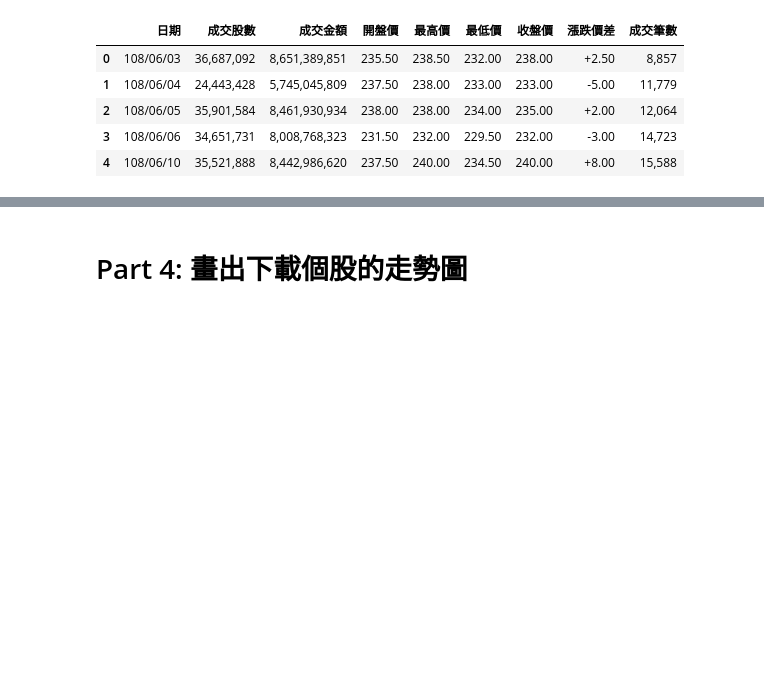
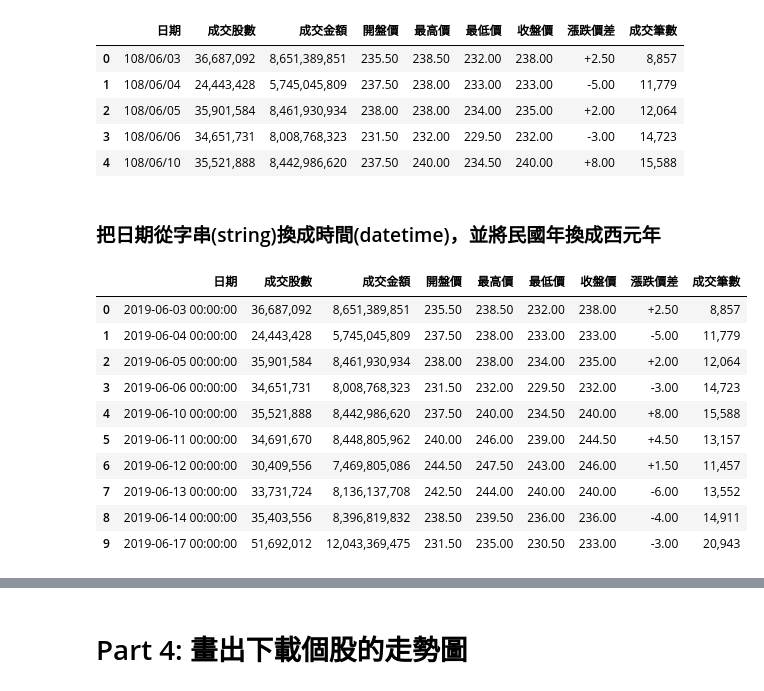
Before and after one commit to Jade-ChiaChunHou/stock_youtube, a Jupyter notebook: 下載台股歷年個股資料.ipynb, the cells around one changed output, grey strips where cells are left out. Cells and saved outputs as stored; diff of their text form; code cells hidden in the pictures; blank space fills up the shorter version.

```diff
--- a/下載台股歷年個股資料.ipynb
+++ b/下載台股歷年個股資料.ipynb
@@ -188,3 +184,23 @@ stock.head()
 | 2 | 108/06/05 | 35,901,584 | 8,461,930,934 | 238.00 | 238.00 | 234.00 | 235.00 | +2.00 | 12,064 |
 | 3 | 108/06/06 | 34,651,731 | 8,008,768,323 | 231.50 | 232.00 | 229.50 | 232.00 | -3.00 | 14,723 |
 | 4 | 108/06/10 | 35,521,888 | 8,442,986,620 | 237.50 | 240.00 | 234.50 | 240.00 | +8.00 | 15,588 |
+# %% [markdown]
+### 把日期從字串(string)換成時間(datetime)，並將民國年換成西元年
+# %%
+for row in range(stock.shape[0]):
+    date2 = stock.iloc[row,0].split('/')
+    stock.iloc[row, 0] = datetime(int(date2[0]) + 1911, int(date2[1]), int(date2[2]))
+
+stock.head(10)
+# %% [output]
+|  | 日期 | 成交股數 | 成交金額 | 開盤價 | 最高價 | 最低價 | 收盤價 | 漲跌價差 | 成交筆數 |
+| 0 | 2019-06-03 00:00:00 | 36,687,092 | 8,651,389,851 | 235.50 | 238.50 | 232.00 | 238.00 | +2.50 | 8,857 |
+| 1 | 2019-06-04 00:00:00 | 24,443,428 | 5,745,045,809 | 237.50 | 238.00 | 233.00 | 233.00 | -5.00 | 11,779 |
+| 2 | 2019-06-05 00:00:00 | 35,901,584 | 8,461,930,934 | 238.00 | 238.00 | 234.00 | 235.00 | +2.00 | 12,064 |
+| 3 | 2019-06-06 00:00:00 | 34,651,731 | 8,008,768,323 | 231.50 | 232.00 | 229.50 | 232.00 | -3.00 | 14,723 |
+| 4 | 2019-06-10 00:00:00 | 35,521,888 | 8,442,986,620 | 237.50 | 240.00 | 234.50 | 240.00 | +8.00 | 15,588 |
+| 5 | 2019-06-11 00:00:00 | 34,691,670 | 8,448,805,962 | 240.00 | 246.00 | 239.00 | 244.50 | +4.50 | 13,157 |
+| 6 | 2019-06-12 00:00:00 | 30,409,556 | 7,469,805,086 | 244.50 | 247.50 | 243.00 | 246.00 | +1.50 | 11,457 |
+| 7 | 2019-06-13 00:00:00 | 33,731,724 | 8,136,137,708 | 242.50 | 244.00 | 240.00 | 240.00 | -6.00 | 13,552 |
+| 8 | 2019-06-14 00:00:00 | 35,403,556 | 8,396,819,832 | 238.50 | 239.50 | 236.00 | 236.00 | -4.00 | 14,911 |
+| 9 | 2019-06-17 00:00:00 | 51,692,012 | 12,043,369,475 | 231.50 | 235.00 | 230.50 | 233.00 | -3.00 | 20,943 |
```
Also changed, not shown: parts of 8 cells of this notebook.
